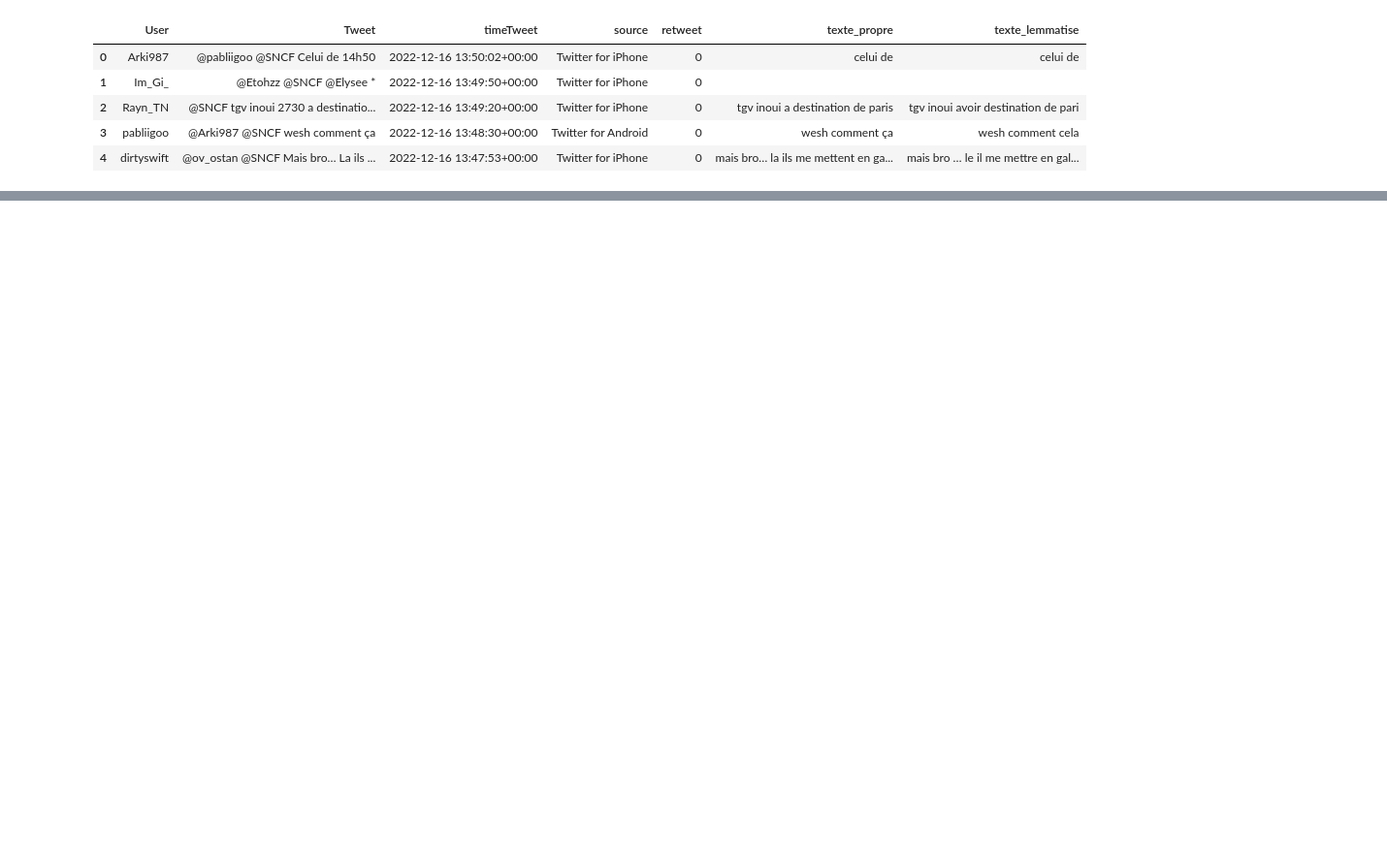
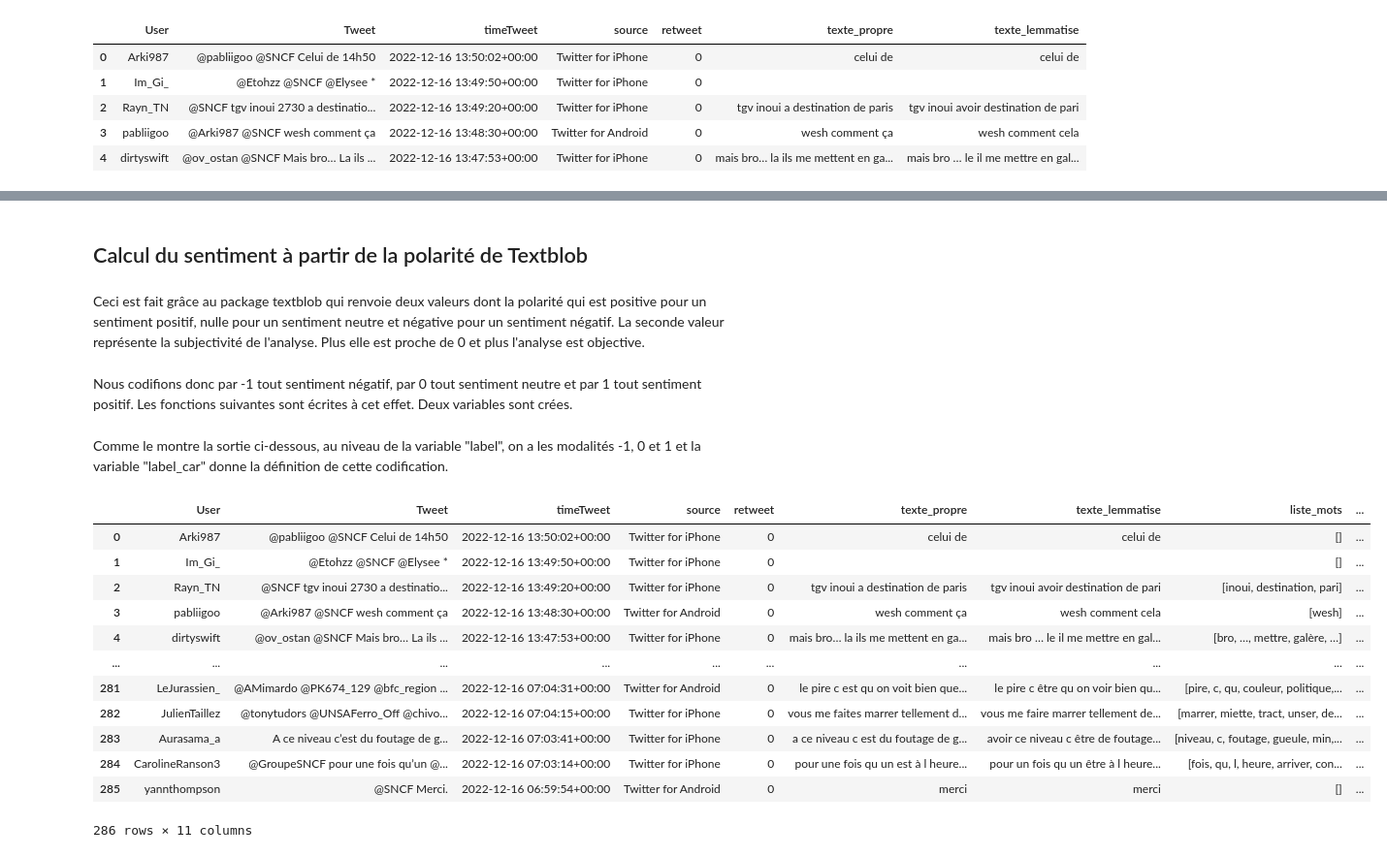
Before and after one commit to gbiaou/Projet_Python_SNCF, a Jupyter notebook: analyse_tweet.ipynb, the cells around one changed output, grey strips where cells are left out. Shown at 97% size. Cells and saved outputs as stored; diff of their text form; code cells hidden in the pictures; blank space fills up the shorter version.

```diff
--- a/analyse_tweet.ipynb
+++ b/analyse_tweet.ipynb
@@ -106,0 +146,4 @@ stop_words = list(stop_words) + stop_words_contexte
+# %% [markdown]
+## Calcul du sentiment à partir de la polarité de Textblob
+# %% [markdown]
+Ceci est fait grâce au package textblob qui renvoie deux valeurs dont la polarité qui est positive pour un sentiment positif, nulle pour un sentiment neutre et négative pour un sentiment négatif. La seconde valeur représente la subjectivité de l'analyse. Plus elle est proche de 0 et plus l'analyse est objective.
@@ -106,0 +155,2 @@ stop_words = list(stop_words) + stop_words_contexte
+# %% [markdown]
+Nous codifions donc par -1 tout sentiment négatif, par 0 tout sentiment neutre et par 1 tout sentiment positif. Les fonctions suivantes sont écrites à cet effet. Deux variables sont crées.
@@ -106,0 +177,18 @@ stop_words = list(stop_words) + stop_words_contexte
+# %% [markdown]
+Comme le montre la sortie ci-dessous, au niveau de la variable "label", on a les modalités -1, 0 et 1 et la variable "label_car" donne la définition de cette codification.
+# %%
+tweets
+# %% [output]
+|  | User | Tweet | timeTweet | source | retweet | texte_propre | texte_lemmatise | liste_mots | ... |
+| 0 | Arki987 | @pabliigoo @SNCF Celui de 14h50 | 2022-12-16 13:50:02+00:00 | Twitter for iPhone | 0 | celui de | celui de | [] | ... |
+| 1 | Im_Gi_ | @Etohzz @SNCF @Elysee * | 2022-12-16 13:49:50+00:00 | Twitter for iPhone | 0 |  |  | [] | ... |
+| 2 | Rayn_TN | @SNCF tgv inoui 2730 a destinatio... | 2022-12-16 13:49:20+00:00 | Twitter for iPhone | 0 | tgv inoui a destination de paris | tgv inoui avoir destination de pari | [inoui, destination, pari] | ... |
+| 3 | pabliigoo | @Arki987 @SNCF wesh comment ça | 2022-12-16 13:48:30+00:00 | Twitter for Android | 0 | wesh comment ça | wesh comment cela | [wesh] | ... |
+| 4 | dirtyswift | @ov_ostan @SNCF Mais bro… La ils ... | 2022-12-16 13:47:53+00:00 | Twitter for iPhone | 0 | mais bro… la ils me mettent en ga... | mais bro … le il me mettre en gal... | [bro, …, mettre, galère, …] | ... |
+| ... | ... | ... | ... | ... | ... | ... | ... | ... | ... |
+| 281 | LeJurassien_ | @AMimardo @PK674_129 @bfc_region ... | 2022-12-16 07:04:31+00:00 | Twitter for Android | 0 | le pire c est qu on voit bien que... | le pire c être qu on voir bien qu... | [pire, c, qu, couleur, politique,... | ... |
+| 282 | JulienTaillez | @tonytudors @UNSAFerro_Off @chivo... | 2022-12-16 07:04:15+00:00 | Twitter for iPhone | 0 | vous me faites marrer tellement d... | vous me faire marrer tellement de... | [marrer, miette, tract, unser, de... | ... |
+| 283 | Aurasama_a | A ce niveau c’est du foutage de g... | 2022-12-16 07:03:41+00:00 | Twitter for iPhone | 0 | a ce niveau c est du foutage de g... | avoir ce niveau c être de foutage... | [niveau, c, foutage, gueule, min,... | ... |
+| 284 | CarolineRanson3 | @GroupeSNCF pour une fois qu’un @... | 2022-12-16 07:03:14+00:00 | Twitter for iPhone | 0 | pour une fois qu un est à l heure... | pour un fois qu un être à l heure... | [fois, qu, l, heure, arriver, con... | ... |
+| 285 | yannthompson | @SNCF Merci. | 2022-12-16 06:59:54+00:00 | Twitter for Android | 0 | merci | merci | [] | ... |
+286 rows × 11 columns
```
Also changed, not shown: parts of 22 cells of this notebook.
